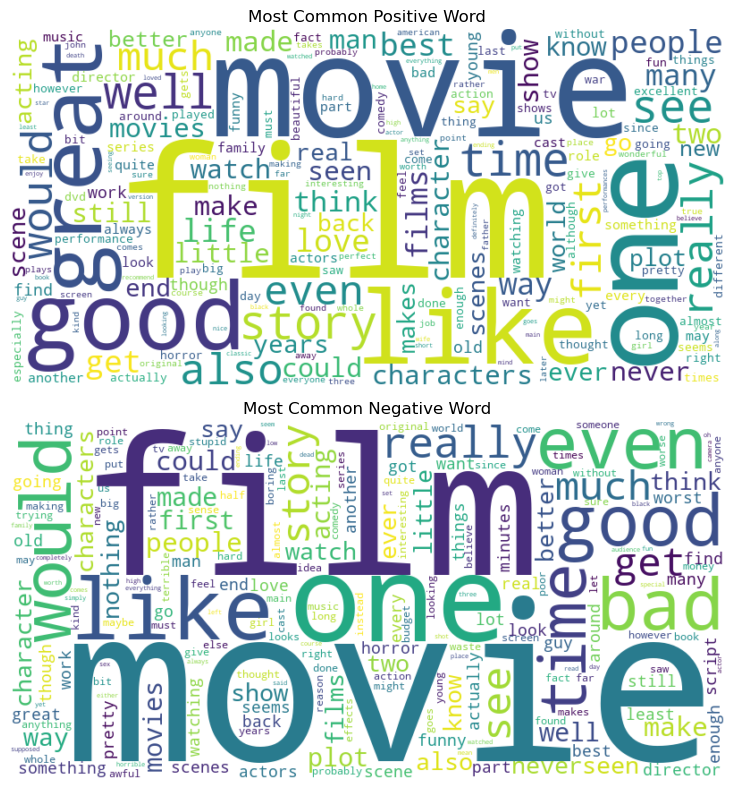
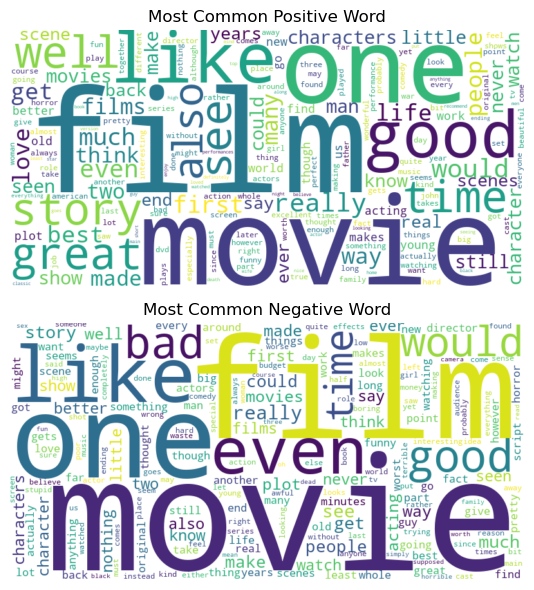
The notebook cell's code change between the first figure and the second:
--- before
+++ after
@@ -11,5 +11,5 @@
 neg_word_cloud = WordCloud(height=400,width=800,background_color='white').generate_from_frequencies(neg_word_dict) 
 
-plt.figure(figsize=(20,8))
+plt.figure(figsize=(10,6))
 
 plt.subplot(2,1,1)

Commit: Update word cloud visualization size